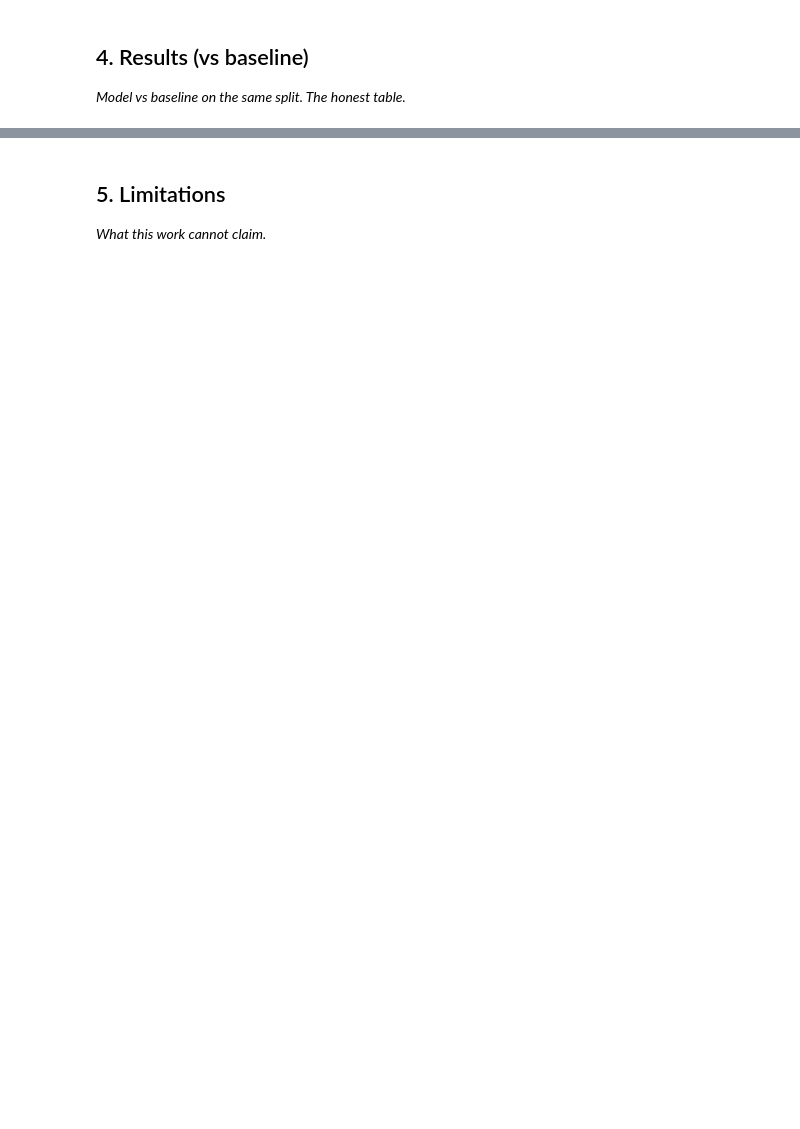
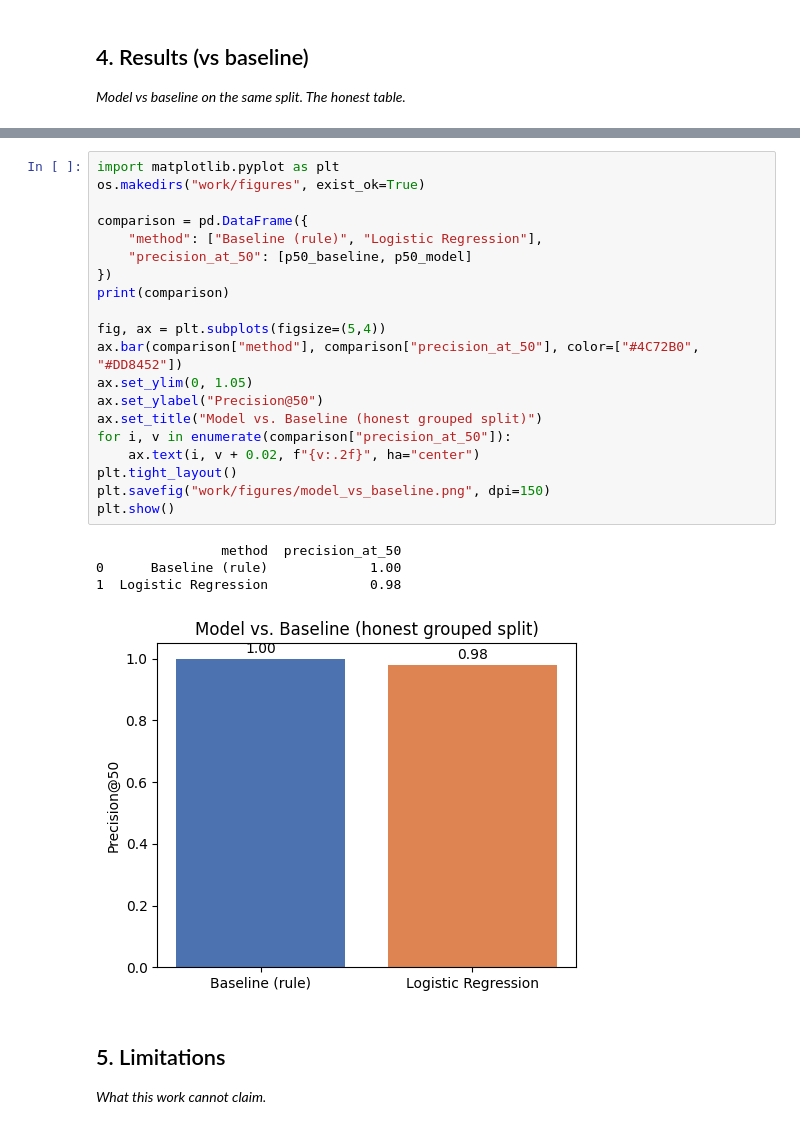
Before and after one commit to omarsamehabobaker619-bot/flyrank-ml-internship, a Jupyter notebook: work/notebooks/capstone.ipynb, the cells around one changed output, grey strips where cells are left out. Drawn from its saved outputs; the diff is of its cells as text; blank space fills up the shorter version.

```diff
--- a/work/notebooks/capstone.ipynb
+++ b/work/notebooks/capstone.ipynb
@@ -25,3 +280,28 @@ This skeleton is yours to fill. Work the sections **in order** — each one has
+# %%
+import matplotlib.pyplot as plt
+os.makedirs("work/figures", exist_ok=True)
+
+comparison = pd.DataFrame({
+    "method": ["Baseline (rule)", "Logistic Regression"],
+    "precision_at_50": [p50_baseline, p50_model]
+})
+print(comparison)
+
+fig, ax = plt.subplots(figsize=(5,4))
+ax.bar(comparison["method"], comparison["precision_at_50"], color=["#4C72B0", "#DD8452"])
+ax.set_ylim(0, 1.05)
+ax.set_ylabel("Precision@50")
+ax.set_title("Model vs. Baseline (honest grouped split)")
+for i, v in enumerate(comparison["precision_at_50"]):
+    ax.text(i, v + 0.02, f"{v:.2f}", ha="center")
+plt.tight_layout()
+plt.savefig("work/figures/model_vs_baseline.png", dpi=150)
+plt.show()
+# %% [output]
+                method  precision_at_50
+0      Baseline (rule)             1.00
+1  Logistic Regression             0.98
+[figure, added]
 # %% [markdown]
 ## 5. Limitations
 
```
Also changed, not shown: parts of 10 cells of this notebook.
